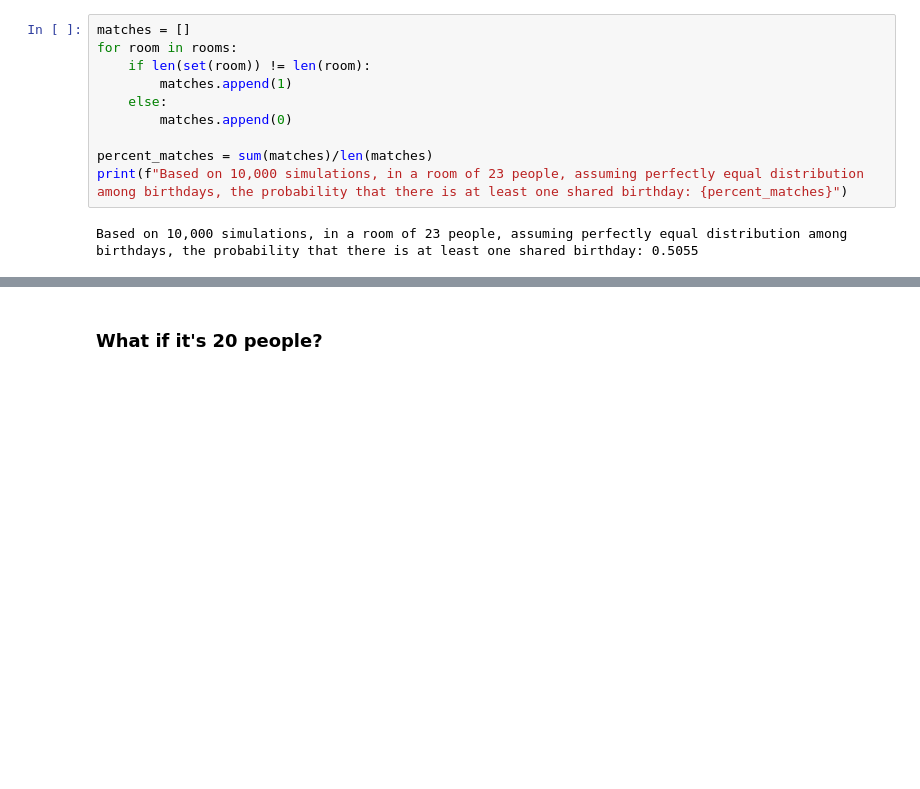
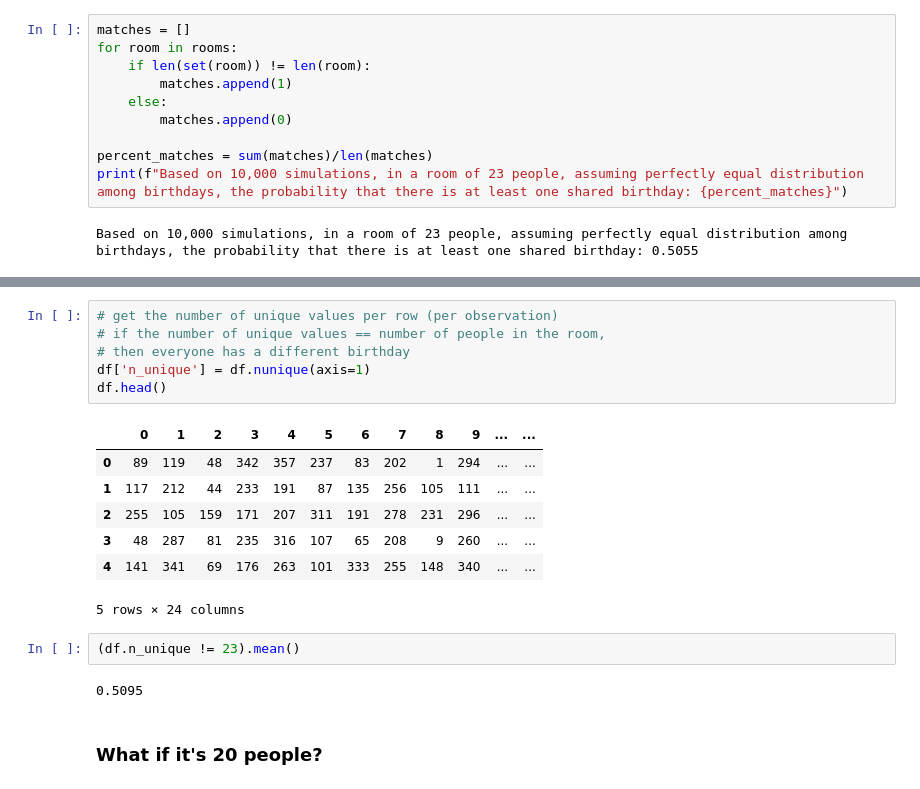
Before and after one commit to adam-gomez/statistics-exercises, a Jupyter notebook: simulation.ipynb, the cells around one changed output, grey strips where cells are left out. Drawn from its saved outputs; the diff is of its cells as text; blank space fills up the shorter version.

```diff
--- a/simulation.ipynb
+++ b/simulation.ipynb
@@ -314,3 +536,21 @@ Based on 10,000 simulations, in a room of 23 people, assuming perfectly equal di
+# %%
+# get the number of unique values per row (per observation)
+# if the number of unique values == number of people in the room,
+# then everyone has a different birthday
+df['n_unique'] = df.nunique(axis=1)
+df.head()
+# %% [output]
+|  | 0 | 1 | 2 | 3 | 4 | 5 | 6 | 7 | 8 | 9 | ... | ... |
+| 0 | 89 | 119 | 48 | 342 | 357 | 237 | 83 | 202 | 1 | 294 | ... | ... |
+| 1 | 117 | 212 | 44 | 233 | 191 | 87 | 135 | 256 | 105 | 111 | ... | ... |
+| 2 | 255 | 105 | 159 | 171 | 207 | 311 | 191 | 278 | 231 | 296 | ... | ... |
+| 3 | 48 | 287 | 81 | 235 | 316 | 107 | 65 | 208 | 9 | 260 | ... | ... |
+| 4 | 141 | 341 | 69 | 176 | 263 | 101 | 333 | 255 | 148 | 340 | ... | ... |
+5 rows × 24 columns
+# %%
+(df.n_unique != 23).mean()
+# %% [output]
+0.5095
 # %% [markdown]
 ### What if it's 20 people?
 # %%
```
Also changed, not shown: parts of 52 cells of this notebook.
